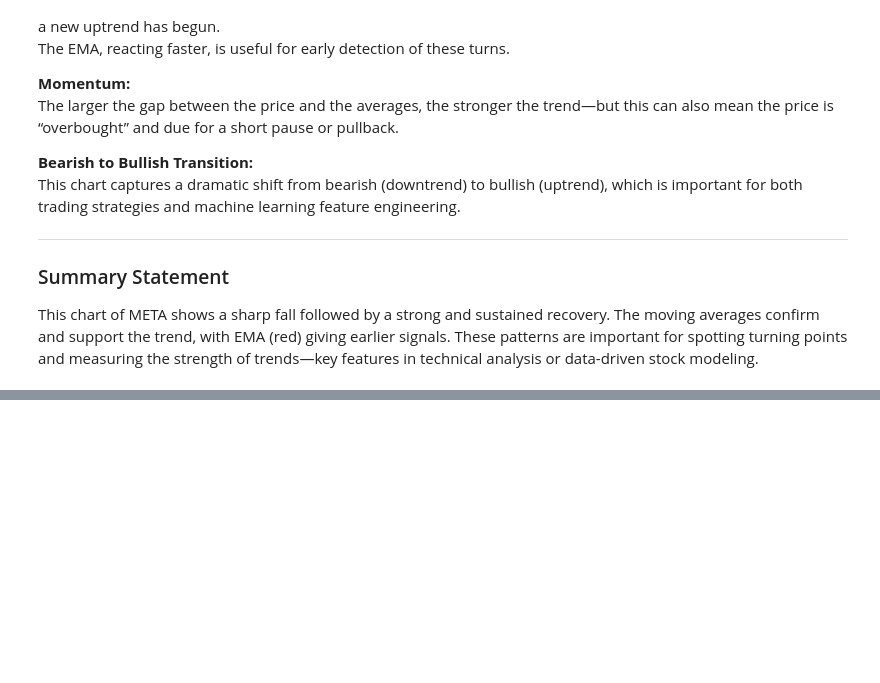
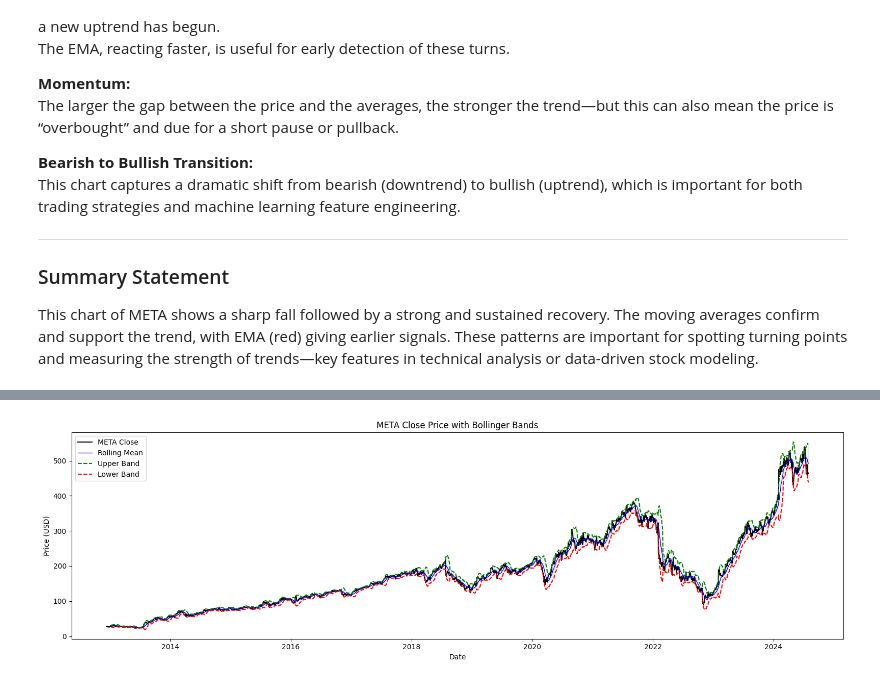
Before and after one commit to sumeyaaaa/analysis-of-financial-news-data, a Jupyter notebook: notebooks/task_2/META_load_analysis.ipynb, the cells around one changed output, grey strips where cells are left out. Saved outputs shown, nothing was run; the diff lists cells and outputs as text; code cells hidden in the pictures; blank space fills up the shorter version.

```diff
--- a/notebooks/task_2/META_load_analysis.ipynb
+++ b/notebooks/task_2/META_load_analysis.ipynb
@@ -318,0 +280,7 @@ Histogram bars flip from negative toward zero and even go slightly positive at t
+# %%
+from src.plot_bolinger import plot_bollinger_bands
+
+# Example usage (for AAPL)
+plot_bollinger_bands(df_meta, column='Close', stock_name='META')
+# %% [output]
+[figure, added]
```
Also changed, not shown: parts of 9 cells of this notebook, 9 other files.
